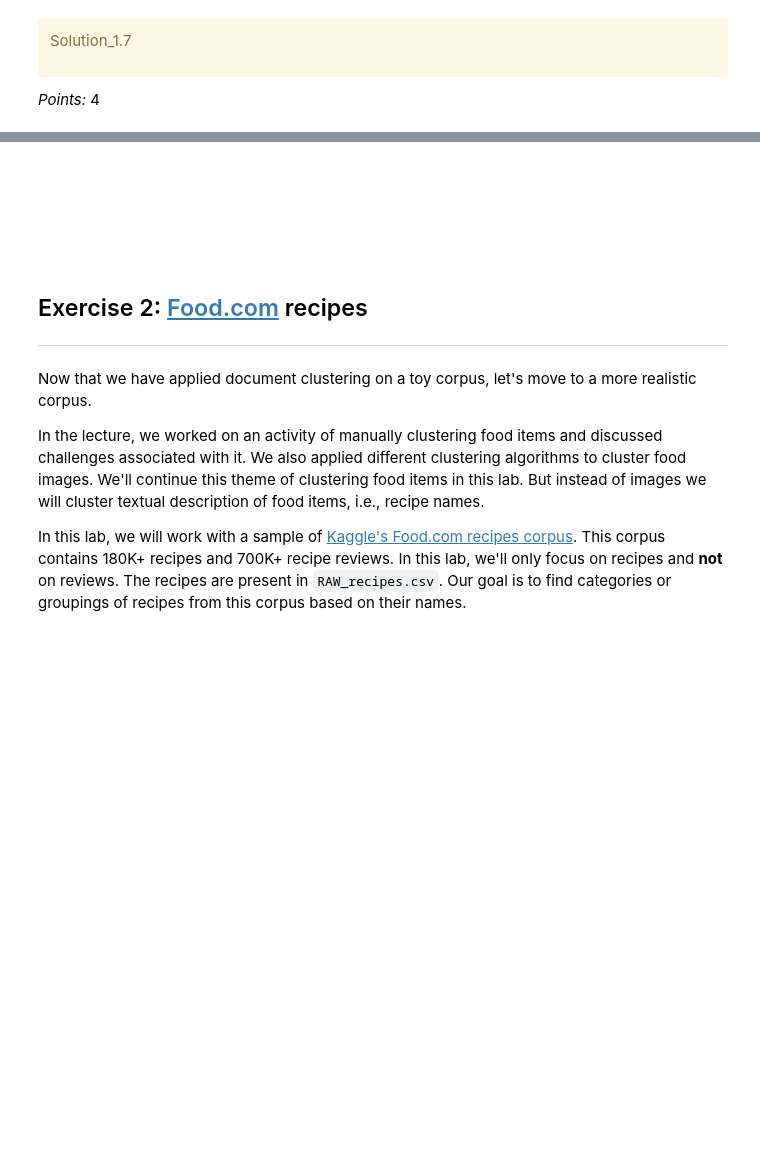
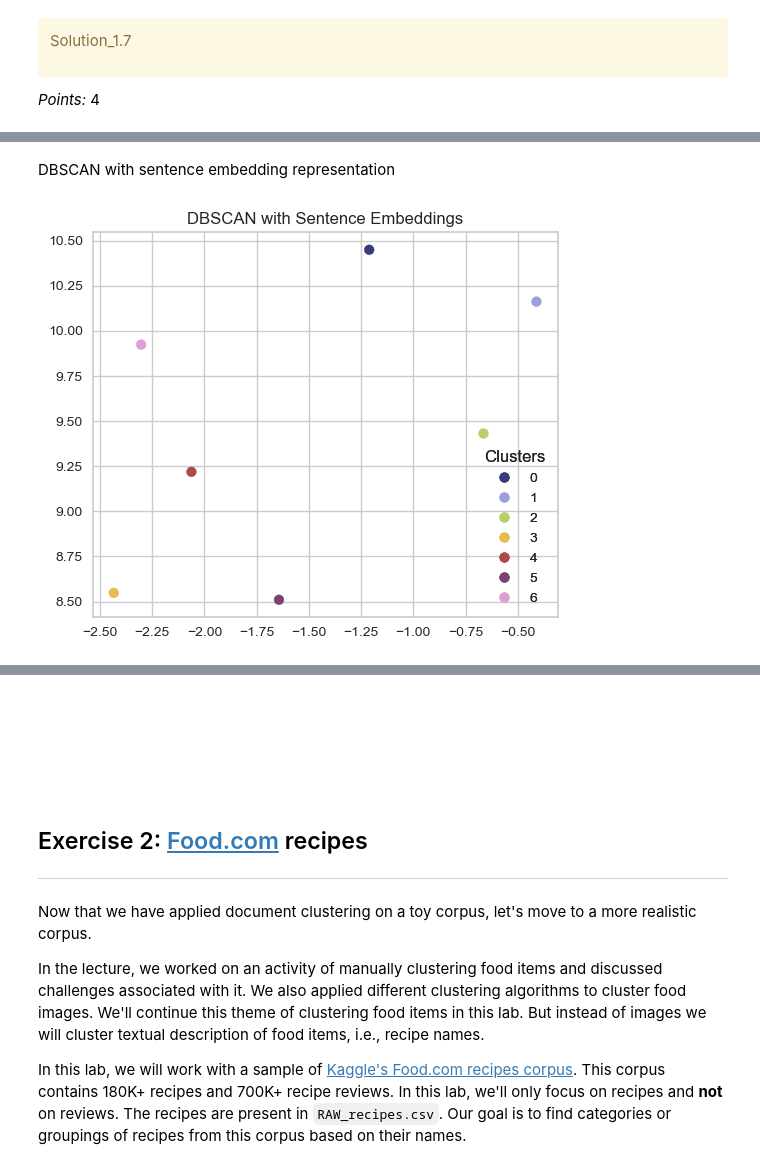
Before and after one commit to miketham24/cpsc330_hw6, a Jupyter notebook: hw6.ipynb, the cells around one changed output, grey strips where cells are left out. Drawn from its saved outputs; the diff is of its cells as text; code cells hidden in the pictures; blank space fills up the shorter version.

```diff
--- a/hw6.ipynb
+++ b/hw6.ipynb
@@ -584,0 +604,9 @@ _Points:_ 4
+# %% [markdown]
+DBSCAN with sentence embedding representation
+# %%
+adjusted_dbscan_labels = np.array(wiki_df["emb_dbscan"])
+adjusted_dbscan_labels[adjusted_dbscan_labels == -1] = max(wiki_df["emb_dbscan"]) + 1
+
+plot_umap_clusters(emb_sent_df, adjusted_dbscan_labels, title="DBSCAN with Sentence Embeddings")
+# %% [output]
+[figure, added]
```
Also changed, not shown: parts of 19 cells of this notebook, 1 other file.
